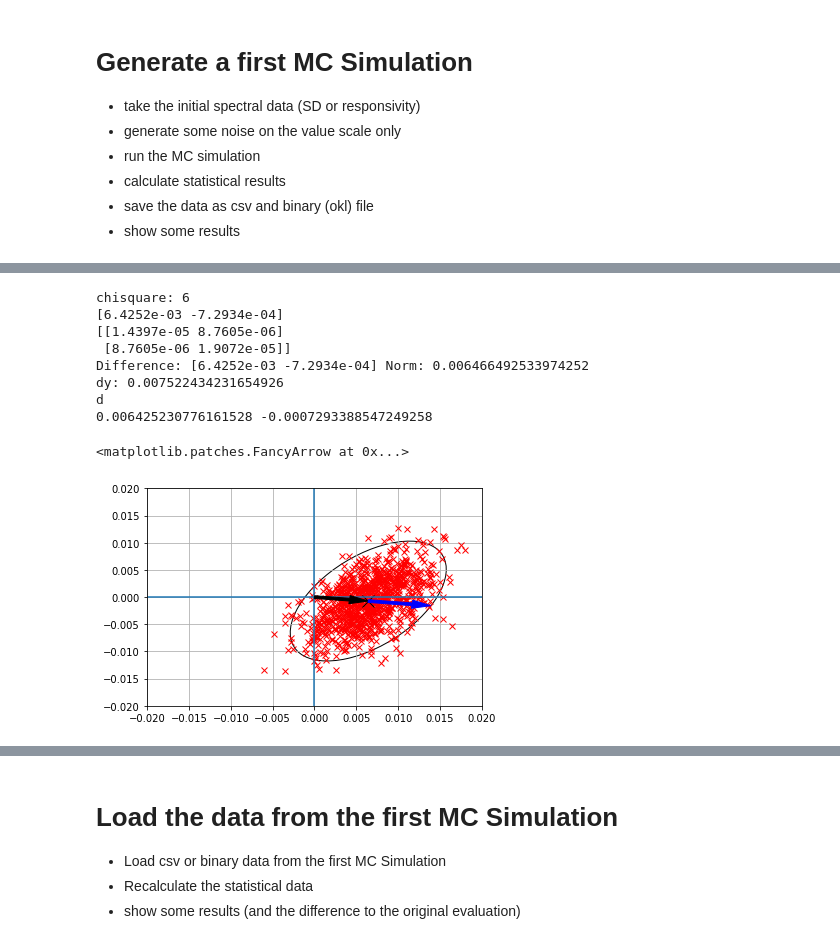
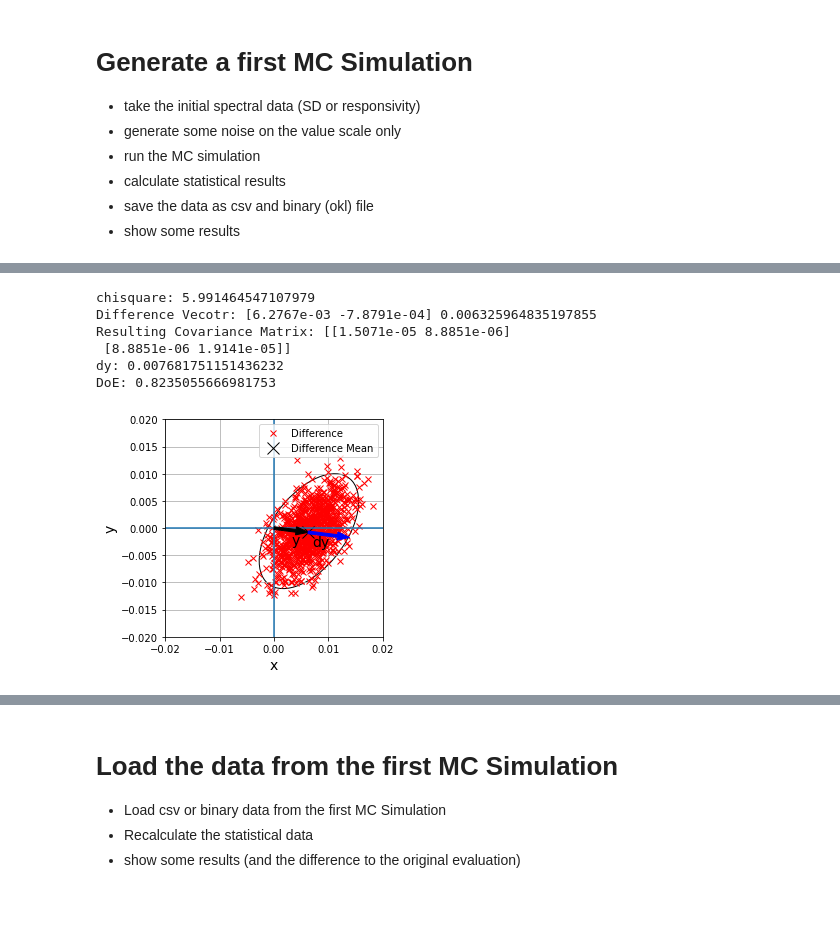
Before and after one commit to empir19nrm02/empir19nrm02, a Jupyter notebook: empir19nrm02/Jupyter/DoETest.ipynb, the cells around one changed output, grey strips where cells are left out. Saved outputs shown, nothing was run; the diff lists cells and outputs as text; code cells hidden in the pictures; blank space fills up the shorter version.

```diff
--- a/empir19nrm02/Jupyter/DoETest.ipynb
+++ b/empir19nrm02/Jupyter/DoETest.ipynb
@@ -366,43 +390,52 @@ print( x2, cov2)
+# %%
+def calc_multiDim_DoE( x1, cov1, x2, cov2, data=None):
+    d = x1-x2
+    V=cov1+cov2
+    if data is None:
+        data = np.random.default_rng().multivariate_normal(d, V, 1000)
+        data = data.T
+    # We need to use the inverse of the cumulative distribution
+    df=cov1.shape[0]
+    chisquare = chi2.ppf(0.95, df=df)
+
+    d_norm = norm(d)
+    print('chisquare:', chisquare)
+    print('Difference Vecotr:', d, d_norm)
+    print('Resulting Covariance Matrix:',V)
+    d_y = math.sqrt(1./(d.T @ inv(V) @ d)*chisquare)
+    print('dy:', d_y*d_norm)
+    print('DoE:', 1/d_y)
+    return d, d_y, V, data
 # %%
-d = x1-x2
-data = data_x1-data_x2
-V=cov1+cov2
-
-from numpy.linalg import norm, inv
-from scipy.stats import chi2
-
-chisquare = chi2.pdf(0.05, df=2)
-chisquare = 6
-print('chisquare:', chisquare)
-print(d)
-print(V)
-d_norm = norm(d)
-print('Difference:', d, 'Norm:', d_norm)
-d_y = math.sqrt(1./(d.T @ inv(V) @ d)*chisquare)
-print('dy:', d_y*d_norm)
+d, dy, V, data = calc_multiDim_DoE(x1, cov1, x2, cov2)
 
 fig, ax1 = pyplot.subplots()
 ax1.plot(data[0], data[1], 'rx' , label = 'Difference')
-ax1.plot(d[0], d[1], 'kx' , label = 'Difference', markersize=12)
+ax1.plot(d[0], d[1], 'kx' , label = 'Difference Mean', markersize=12)
 confidence_ellipse(data[0],data[1], ax1, n_std=2.45, facecolor='k')
 ax1.axvline(0)
 ax1.axhline(0)
 ax1.set_xlim([-0.02, 0.02])
 ax1.set_ylim([-0.02, 0.02])
 ax1.grid()
-print('d')
-print(d[0], d[1])
+ax1.legend()
 ax1.arrow(0,0, d[0], d[1], width=.0005, color='black', length_includes_head=True, zorder=100)
-fakt = d_y*d_norm/norm(d)
-ax1.arrow(d[0],d[1], fakt*d[0], fakt*d[1], width=.0005, color='blue', length_includes_head=True, zorder=100)
+ax1.arrow(d[0],d[1], dy*d[0], dy*d[1], width=.0005, color='blue', length_includes_head=True, zorder=100)
+
+ax1.text(d[0]/2, d[1]/2-0.0025, "y",fontsize=label_font_size)
+ax1.text((dy*d[0]+d[0])/2, (dy*d[1]+d[1])/2-0.0025, "dy",fontsize=label_font_size)
+
+ax1.set_xlabel('x', fontsize=label_font_size)
+ax1.set_ylabel('y', fontsize=label_font_size)
+
+aspectratio_to_one(ax1)
+
+save_fig(dir=out_dir, filename='2dDoE')
 # %% [output]
-chisquare: 6
-[6.4252e-03 -7.2934e-04]
-[[1.4397e-05 8.7605e-06]
- [8.7605e-06 1.9072e-05]]
-Difference: [6.4252e-03 -7.2934e-04] Norm: 0.006466492533974252
-dy: 0.007522434231654926
-d
-0.006425230776161528 -0.0007293388547249258
+chisquare: 5.991464547107979
+Difference Vecotr: [6.2767e-03 -7.8791e-04] 0.006325964835197855
+Resulting Covariance Matrix: [[1.5071e-05 8.8851e-06]
+ [8.8851e-06 1.9141e-05]]
+dy: 0.007681751151436232
+DoE: 0.8235055666981753
-<matplotlib.patches.FancyArrow at 0x...>
-[figure, old version]
+[figure, new version]
```
Also changed, not shown: parts of 9 cells of this notebook, 1 other file.
